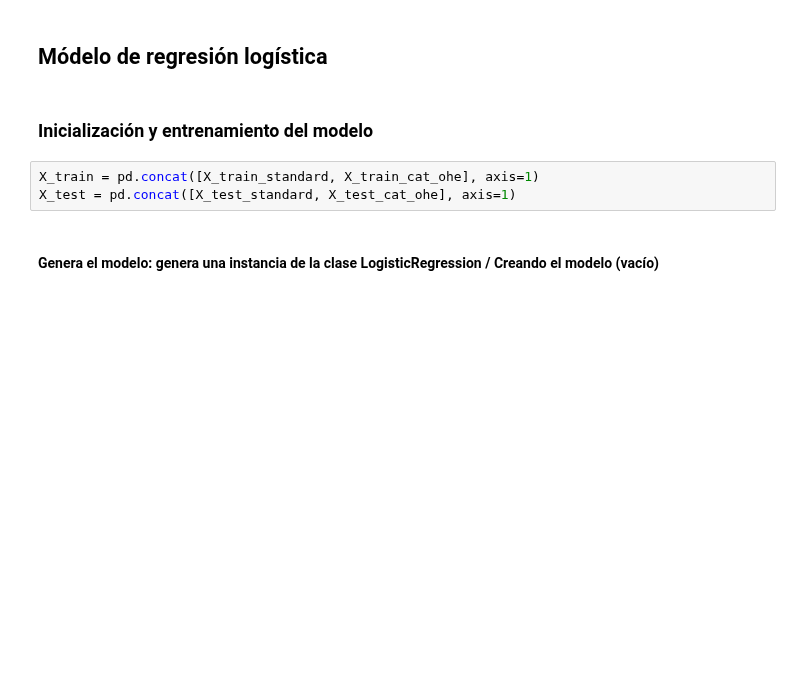
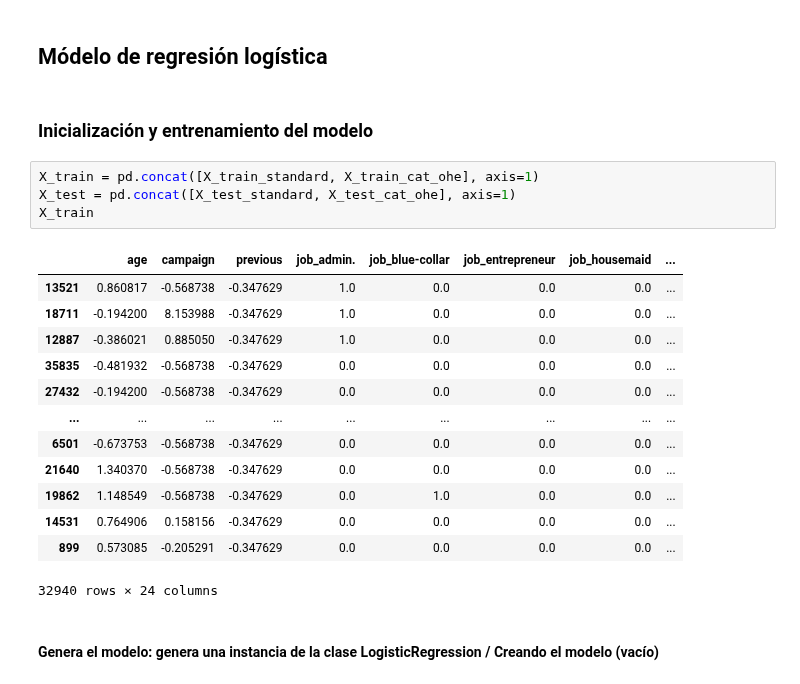
Before and after one commit to 4GeeksAcademy/sayons-intro-ml-new, a Jupyter notebook: src/01-logistic-regression.ipynb, the cells around one changed output. Saved outputs shown, nothing was run; the diff lists cells and outputs as text; blank space fills up the shorter version.

```diff
--- a/src/01-logistic-regression.ipynb
+++ b/src/01-logistic-regression.ipynb
@@ -637,6 +637,21 @@ with open('C:/Users/Simón/sayons-intro-ml-new/data/raw/bank-marketing-campaign-
 # %%
 X_train = pd.concat([X_train_standard, X_train_cat_ohe], axis=1)
 X_test = pd.concat([X_test_standard, X_test_cat_ohe], axis=1)
+X_train
+# %% [output]
+|  | age | campaign | previous | job_admin. | job_blue-collar | job_entrepreneur | job_housemaid | ... |
+| 13521 | 0.860817 | -0.568738 | -0.347629 | 1.0 | 0.0 | 0.0 | 0.0 | ... |
+| 18711 | -0.194200 | 8.153988 | -0.347629 | 1.0 | 0.0 | 0.0 | 0.0 | ... |
+| 12887 | -0.386021 | 0.885050 | -0.347629 | 1.0 | 0.0 | 0.0 | 0.0 | ... |
+| 35835 | -0.481932 | -0.568738 | -0.347629 | 0.0 | 0.0 | 0.0 | 0.0 | ... |
+| 27432 | -0.194200 | -0.568738 | -0.347629 | 0.0 | 0.0 | 0.0 | 0.0 | ... |
+| ... | ... | ... | ... | ... | ... | ... | ... | ... |
+| 6501 | -0.673753 | -0.568738 | -0.347629 | 0.0 | 0.0 | 0.0 | 0.0 | ... |
+| 21640 | 1.340370 | -0.568738 | -0.347629 | 0.0 | 0.0 | 0.0 | 0.0 | ... |
+| 19862 | 1.148549 | -0.568738 | -0.347629 | 0.0 | 1.0 | 0.0 | 0.0 | ... |
+| 14531 | 0.764906 | 0.158156 | -0.347629 | 0.0 | 0.0 | 0.0 | 0.0 | ... |
+| 899 | 0.573085 | -0.205291 | -0.347629 | 0.0 | 0.0 | 0.0 | 0.0 | ... |
+32940 rows × 24 columns
 # %% [markdown]
 #### Genera el modelo: genera una instancia de la clase LogisticRegression / Creando el modelo (vacío)
 # %%
```
Also changed, not shown: parts of 16 cells of this notebook, 3 other files.
